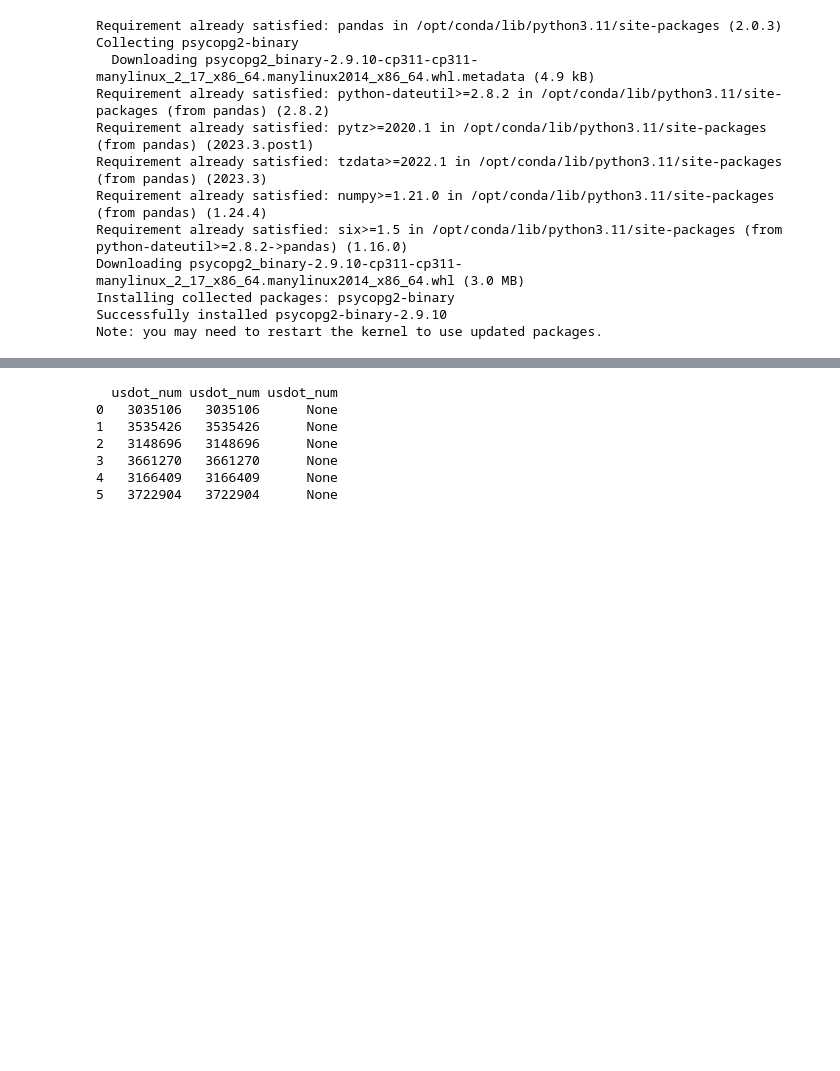
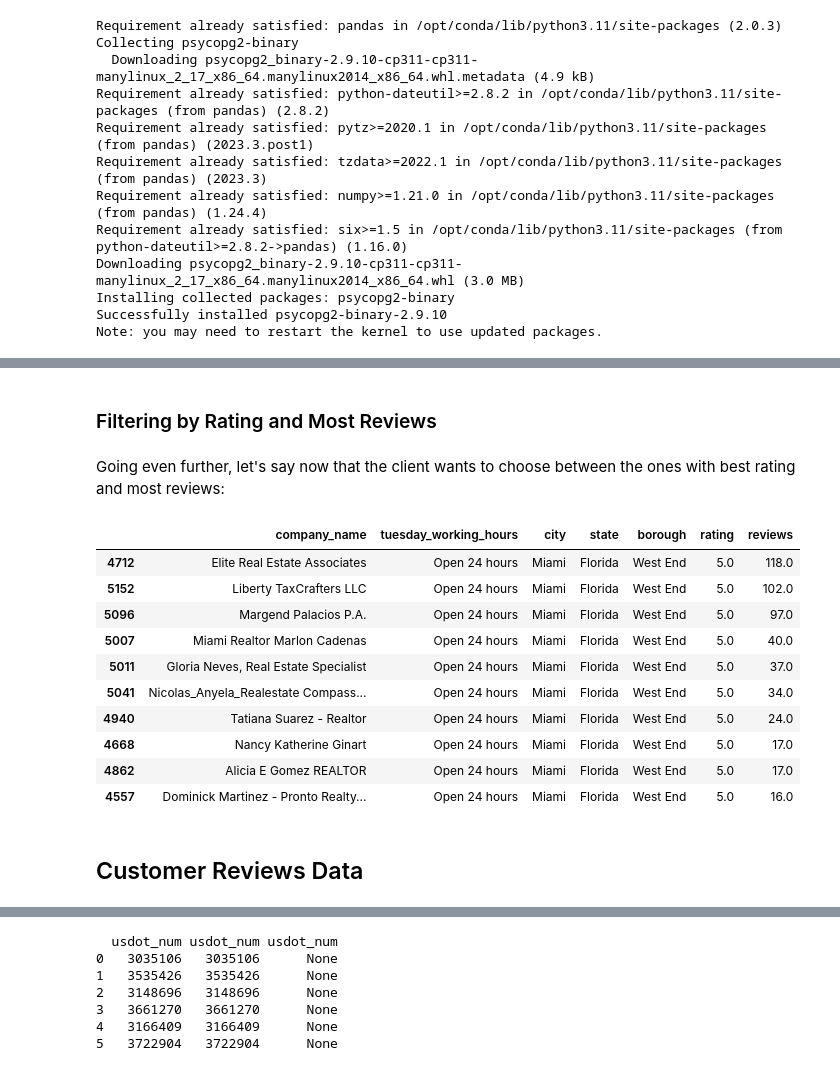
Before and after one commit to andrepegoraro/data-trial, a Jupyter notebook: notebooks/query_postgres_data.ipynb, the cells around one changed output, grey strips where cells are left out. Cells and saved outputs as stored; diff of their text form; code cells hidden in the pictures; blank space fills up the shorter version.

```diff
--- a/notebooks/query_postgres_data.ipynb
+++ b/notebooks/query_postgres_data.ipynb
@@ -51,7 +73,7 @@ company_profiles = pd.read_sql(
     		, time_zone
     		, plus_code -- google maps address for people that don't have one
     		, area_service
-    		, rating::float as rating
+    		, rating::numeric(10, 1) as rating
     		, reviews_link
     		, reviews_tags
     		, photo
@@ -88,7 +110,7 @@ company_profiles = pd.read_sql(
     		, cid::varchar as cid
     		, reviews_id::varchar as reviews_id
     		, located_google_id -- mostly null
-    		, reviews -- mostly null
+    		, reviews::int
     	from public.company_profiles_escaped
     )
     , extracting_json as (
@@ -104,8 +126,15 @@ company_profiles = pd.read_sql(
     		, borough
     		, street
     		, city
+            , case
+    			when city = 'Dallas'
+    				then 'Texas'
+    			when city = 'Miami'
+    				then 'Florida'
+    			when city = 'Seattle'
+    				then 'Washington'
+    		end as state
     		, postal_code
-    		, state
     		, country
     		, country_code
     		, latitude
@@ -114,6 +143,7 @@ company_profiles = pd.read_sql(
     		, plus_code
     		, area_service
     		, rating
+            , reviews
     		, reviews_link
     		, reviews_tags
     		, photo
@@ -271,0 +347,23 @@ company_profiles[['company_name', 'monday_working_hours', 'wheelchair_accessible
+# %% [markdown]
+### Filtering by Rating and Most Reviews
+# %% [markdown]
+Going even further, let's say now that the client wants to choose between the ones with best rating and most reviews:
+# %%
+company_profiles_filtered_reviews = company_profiles.query(
+    'city == "Miami" and borough == "West End" and tuesday_working_hours == "Open 24 hours" and wheelchair_accessible_entrance == True'
+)[['company_name', 'tuesday_working_hours', 'city', 'state', 'borough', 'rating', 'reviews']]
+company_profiles_filtered_reviews.sort_values(by=['rating', 'reviews'], ascending=False).head(10)
+# %% [output]
+|  | company_name | tuesday_working_hours | city | state | borough | rating | reviews |
+| 4712 | Elite Real Estate Associates | Open 24 hours | Miami | Florida | West End | 5.0 | 118.0 |
+| 5152 | Liberty TaxCrafters LLC | Open 24 hours | Miami | Florida | West End | 5.0 | 102.0 |
+| 5096 | Margend Palacios P.A. | Open 24 hours | Miami | Florida | West End | 5.0 | 97.0 |
+| 5007 | Miami Realtor Marlon Cadenas | Open 24 hours | Miami | Florida | West End | 5.0 | 40.0 |
+| 5011 | Gloria Neves, Real Estate Specialist | Open 24 hours | Miami | Florida | West End | 5.0 | 37.0 |
+| 5041 | Nicolas_Anyela_Realestate Compass... | Open 24 hours | Miami | Florida | West End | 5.0 | 34.0 |
+| 4940 | Tatiana Suarez - Realtor | Open 24 hours | Miami | Florida | West End | 5.0 | 24.0 |
+| 4668 | Nancy Katherine Ginart | Open 24 hours | Miami | Florida | West End | 5.0 | 17.0 |
+| 4862 | Alicia E Gomez REALTOR | Open 24 hours | Miami | Florida | West End | 5.0 | 17.0 |
+| 4557 | Dominick Martinez - Pronto Realty... | Open 24 hours | Miami | Florida | West End | 5.0 | 16.0 |
+# %% [markdown]
+## Customer Reviews Data
```
Also changed, not shown: parts of 68 cells of this notebook.
